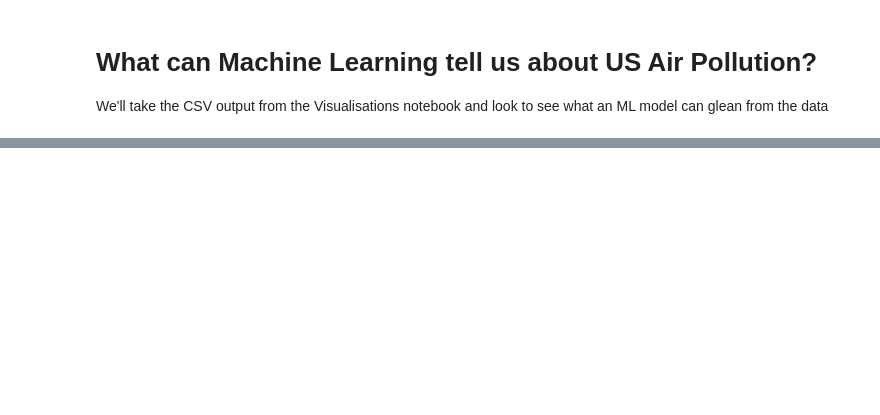
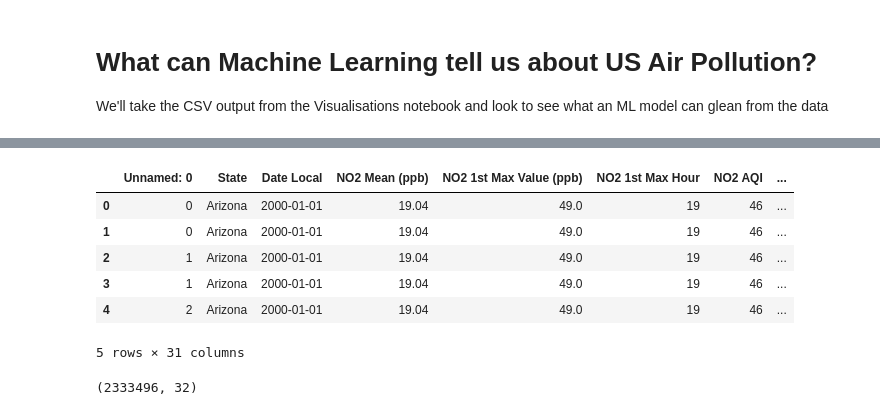
Before and after one commit to illusio666/us_air_pollution, a Jupyter notebook: jupyter_notebooks/pollution_ml.ipynb, the cells around one changed output, grey strips where cells are left out. Saved outputs shown, nothing was run; the diff lists cells and outputs as text; code cells hidden in the pictures; blank space fills up the shorter version.

```diff
--- a/jupyter_notebooks/pollution_ml.ipynb
+++ b/jupyter_notebooks/pollution_ml.ipynb
@@ -8,0 +20,22 @@ import sklearn
+# %%
+# Load the dataset with state codes
+poll = pd.read_csv("cleaned_pollution_data_with_state_codes.csv")
+
+# Split the combined field
+parts = poll["City_County_State"].str.split(",", expand=True)
+
+poll["County"] = parts[1].str.strip()
+
+poll.head()
+# %% [output]
+|  | Unnamed: 0 | State | Date Local | NO2 Mean (ppb) | NO2 1st Max Value (ppb) | NO2 1st Max Hour | NO2 AQI | ... |
+| 0 | 0 | Arizona | 2000-01-01 | 19.04 | 49.0 | 19 | 46 | ... |
+| 1 | 0 | Arizona | 2000-01-01 | 19.04 | 49.0 | 19 | 46 | ... |
+| 2 | 1 | Arizona | 2000-01-01 | 19.04 | 49.0 | 19 | 46 | ... |
+| 3 | 1 | Arizona | 2000-01-01 | 19.04 | 49.0 | 19 | 46 | ... |
+| 4 | 2 | Arizona | 2000-01-01 | 19.04 | 49.0 | 19 | 46 | ... |
+5 rows × 31 columns
+# %%
+poll.shape
+# %% [output]
+(2333496, 32)
```
Also changed, not shown: parts of 25 cells of this notebook, 8 other files.
